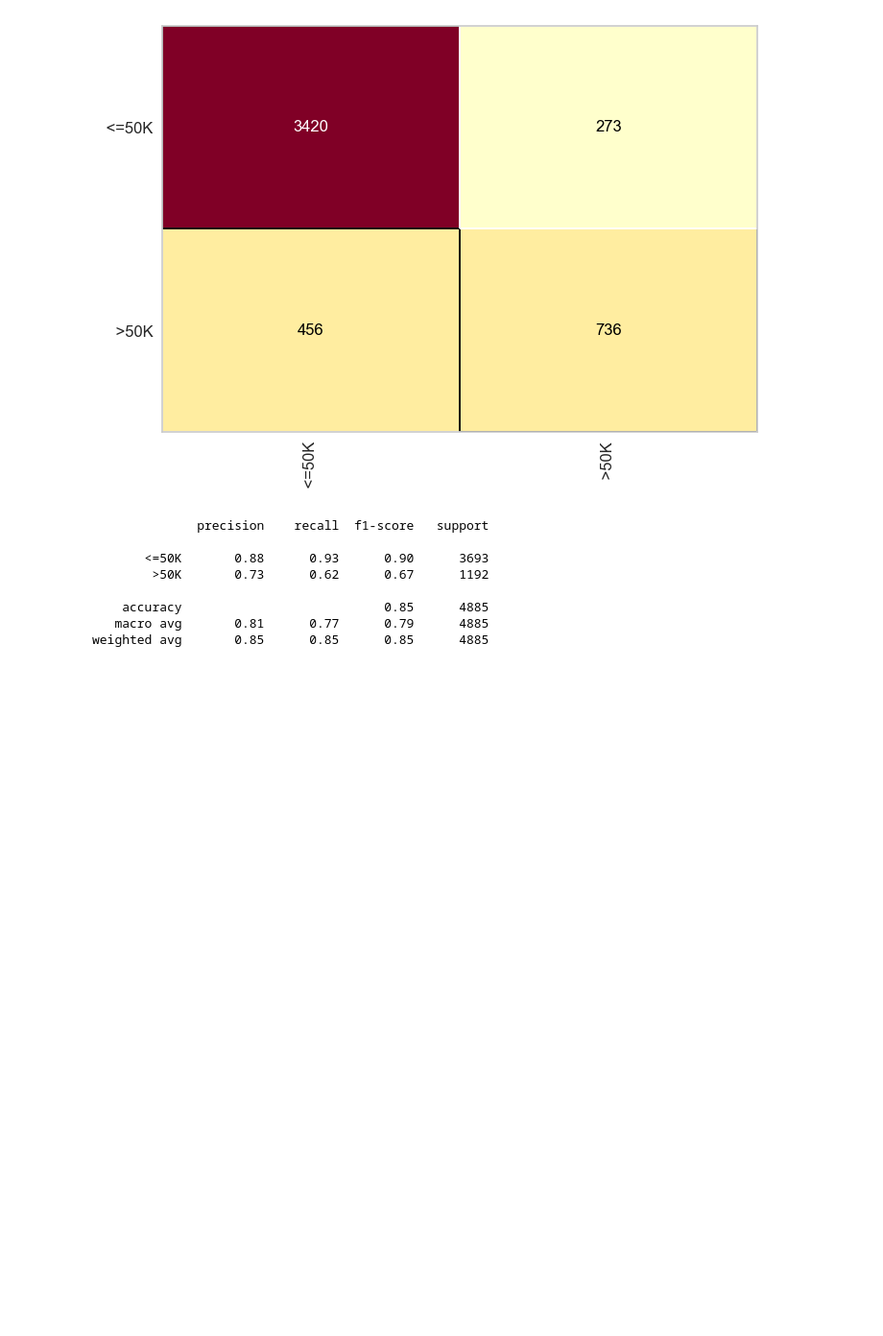
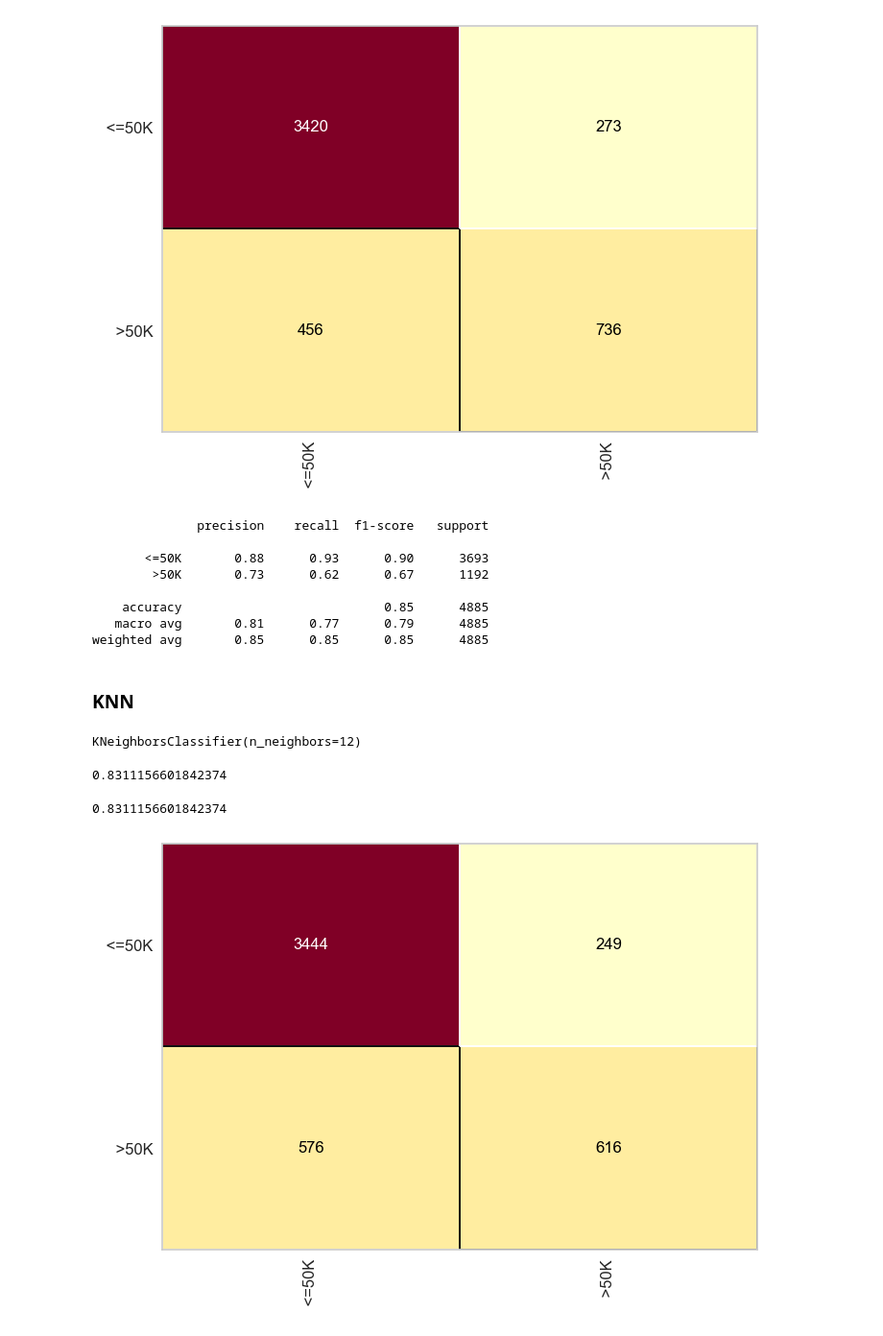
Before and after one commit to TdcRibeiro/IA, a Jupyter notebook: censo/censo.ipynb, the cells around one changed output. Shown at 96% size. Cells and saved outputs as stored; diff of their text form; code cells hidden in the pictures; blank space fills up the shorter version.

```diff
--- a/censo/censo.ipynb
+++ b/censo/censo.ipynb
@@ -344,3 +344,5 @@ print(classification_report(y_censo_teste, previsoes))
     accuracy                           0.85      4885
    macro avg       0.81      0.77      0.79      4885
 weighted avg       0.85      0.85      0.85      4885
+# %% [markdown]
+### KNN
@@ -346,0 +351,5 @@ weighted avg       0.85      0.85      0.85      4885
+# %%
+knn_censo = KNeighborsClassifier(n_neighbors=12)
+knn_censo.fit(x_censo_treinamento, y_censo_treinamento)
+# %% [output]
+KNeighborsClassifier(n_neighbors=12)
@@ -346,0 +358,11 @@ weighted avg       0.85      0.85      0.85      4885
+# %%
+accuracy_score(y_censo_teste, previsoes)
+# %% [output]
+0.8311156601842374
+# %%
+cm = ConfusionMatrix(knn_censo)
+cm.fit(x_censo_treinamento, y_censo_treinamento)
+cm.score(x_censo_teste, y_censo_teste)
+# %% [output]
+0.8311156601842374
+[figure, added]
```
Also changed, not shown: parts of 7 cells of this notebook.
